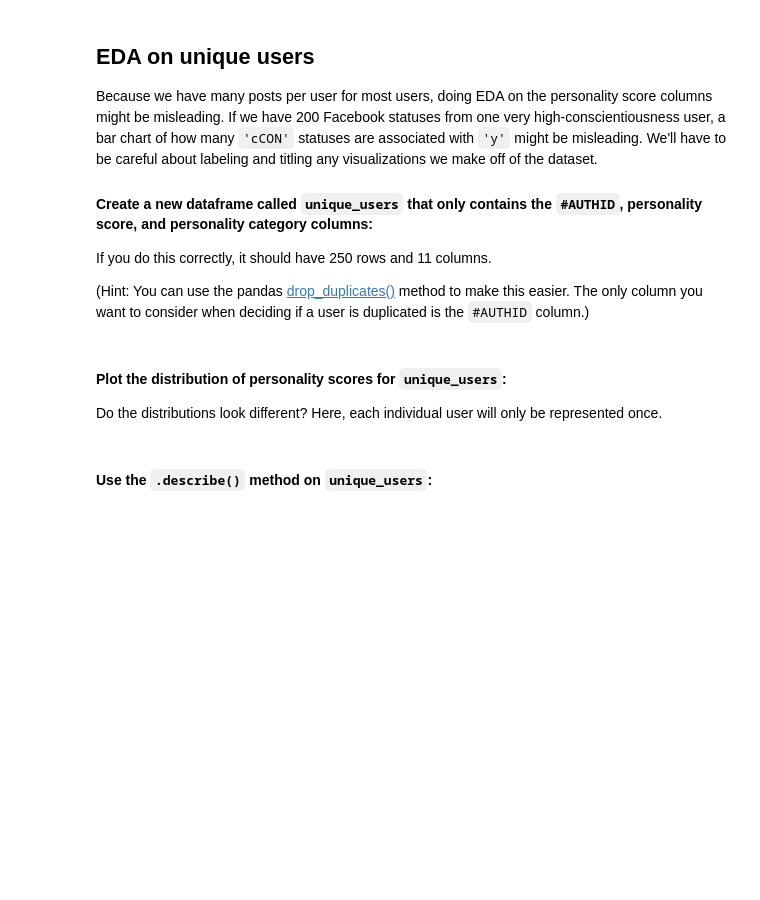
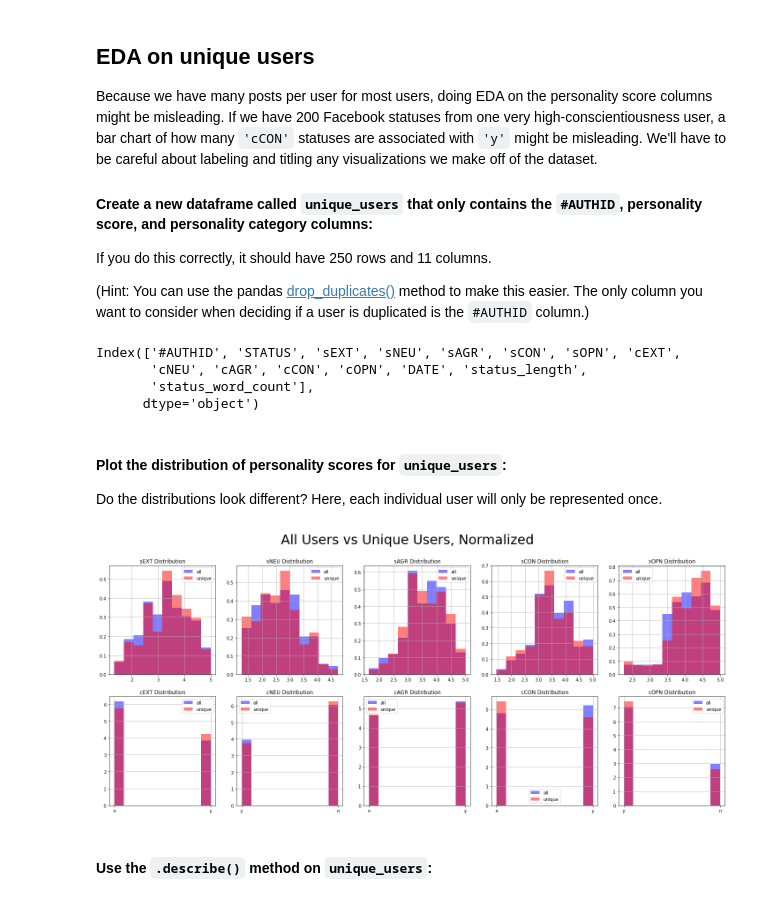
Before and after one commit to viviloaf/general-assembly, a Jupyter notebook: labs/5.02-lab-nlp-eda-master/starter-code.ipynb, the cells around one changed output. Drawn from its saved outputs; the diff is of its cells as text; code cells hidden in the pictures; blank space fills up the shorter version.

```diff
--- a/labs/5.02-lab-nlp-eda-master/starter-code.ipynb
+++ b/labs/5.02-lab-nlp-eda-master/starter-code.ipynb
@@ -107,9 +212,42 @@ Because we have many posts per user for most users, doing EDA on the personality
 If you do this correctly, it should have 250 rows and 11 columns.
 
 (Hint: You can use the pandas [drop_duplicates()](https://pandas.pydata.org/pandas-docs/stable/reference/api/pandas.DataFrame.drop_duplicates.html) method to make this easier. The only column you want to consider when deciding if a user is duplicated is the `#AUTHID` column.)
+# %%
+df.columns
+# %% [output]
+Index(['#AUTHID', 'STATUS', 'sEXT', 'sNEU', 'sAGR', 'sCON', 'sOPN', 'cEXT',
+       'cNEU', 'cAGR', 'cCON', 'cOPN', 'DATE', 'status_length',
+       'status_word_count'],
+      dtype='object')
+# %%
+df_unique_users = df[['#AUTHID', 'sEXT', 'sNEU', 'sAGR', 'sCON', 'sOPN', 'cEXT','cNEU', 'cAGR', 'cCON', 'cOPN']]
+# %%
+df_unique_users = df_unique_users.drop_duplicates()
 # %% [markdown]
 #### Plot the distribution of personality scores for `unique_users`:
 
 Do the distributions look different? Here, each individual user will only be represented once.
+# %%
+c = 1
+plt.figure(figsize=(25,10))
+df_unique_users_data = df_unique_users.drop('#AUTHID', axis=1)
+df_all = df[['sEXT','sNEU','sAGR','sCON','sOPN','cEXT','cNEU','cAGR','cCON','cOPN']]
+plt.suptitle('All Users vs Unique Users, Normalized', fontsize=30)
+plt.margins(y=0, tight=True)
+
+# This tight layout was stolen from
+# https://stackoverflow.com/questions/8248467/matplotlib-tight-layout-doesnt-take-into-account-figure-suptitle
+#plt.tight_layout(rect=[0, 1, 1, 0.95])
+for i in df_unique_users_data:
+    plt.subplot(2, 5, c)
+    colors = {'all': 'red', 'unique': 'blue'}
+    labels = list(colors.keys())
+    c += 1
+    df_unique_users[i].hist(alpha=0.5, color=colors.get('unique'), density=True)
+    df_all[i].hist(alpha=0.5, color=colors.get('all'), density=True)
+    plt.title(f'{i} Distribution')
+    plt.legend(labels)
+# %% [output]
+[figure, added]
 # %% [markdown]
 #### Use the `.describe()` method on `unique_users`:
```
Also changed, not shown: parts of 72 cells of this notebook.
